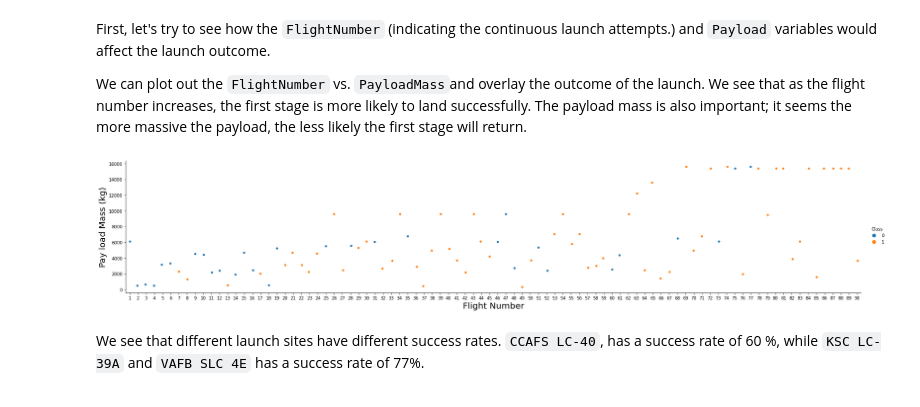
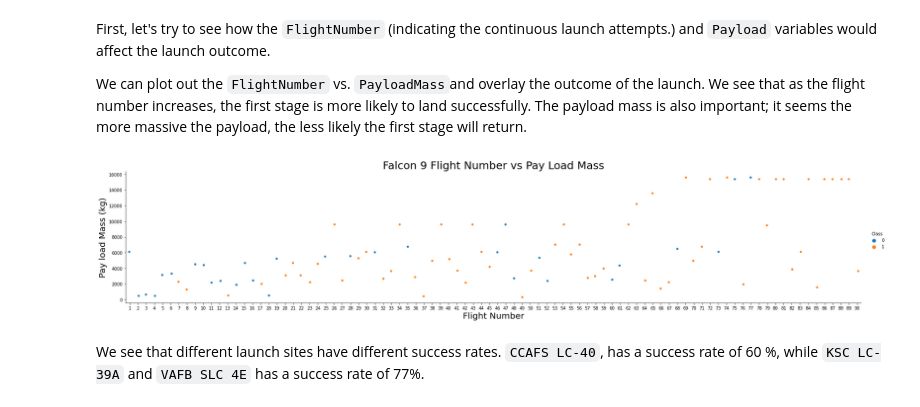
Before and after one commit to danboyden50/AppliedCapstone, a Jupyter notebook: EDA with Data Visualization.ipynb, the cells around one changed output. Cells and saved outputs as stored; diff of their text form; code cells hidden in the pictures.

```diff
--- a/EDA with Data Visualization.ipynb
+++ b/EDA with Data Visualization.ipynb
@@ -70,10 +70,11 @@ We can plot out the <code>FlightNumber</code> vs. <code>PayloadMass</code>and ov
 # %%
 sns.catplot(y="PayloadMass", x="FlightNumber", hue="Class", data=df, aspect = 5)
 plt.xlabel("Flight Number",fontsize=20)
 plt.ylabel("Pay load Mass (kg)",fontsize=20)
+plt.title("Falcon 9 Flight Number vs Pay Load Mass", fontsize=25)
 plt.show()
 # %% [output]
-[figure, old version]
+[figure, new version]
 # %% [markdown]
 We see that different launch sites have different success rates.  <code>CCAFS LC-40</code>, has a success rate of 60 %, while  <code>KSC LC-39A</code> and <code>VAFB SLC 4E</code> has a success rate of 77%.
 # %% [markdown]
```
Also changed, not shown: parts of 9 cells of this notebook.
